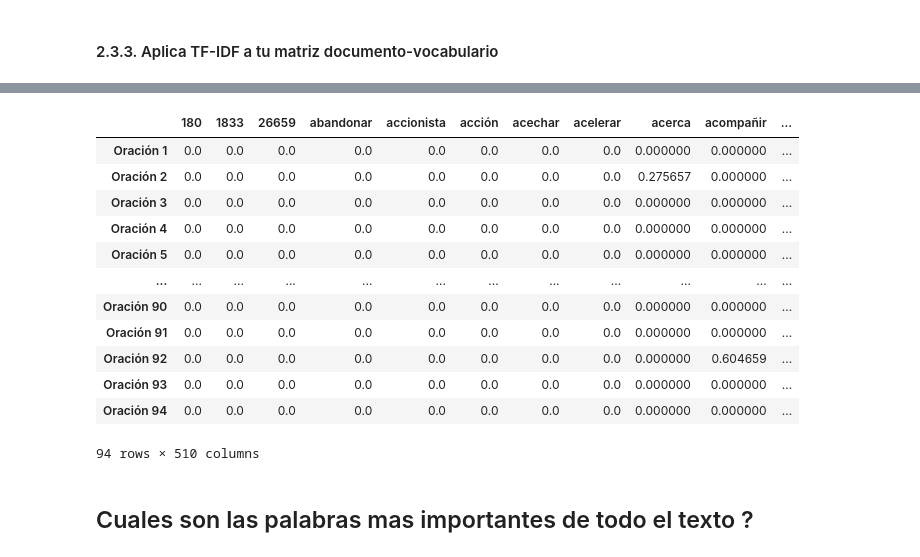
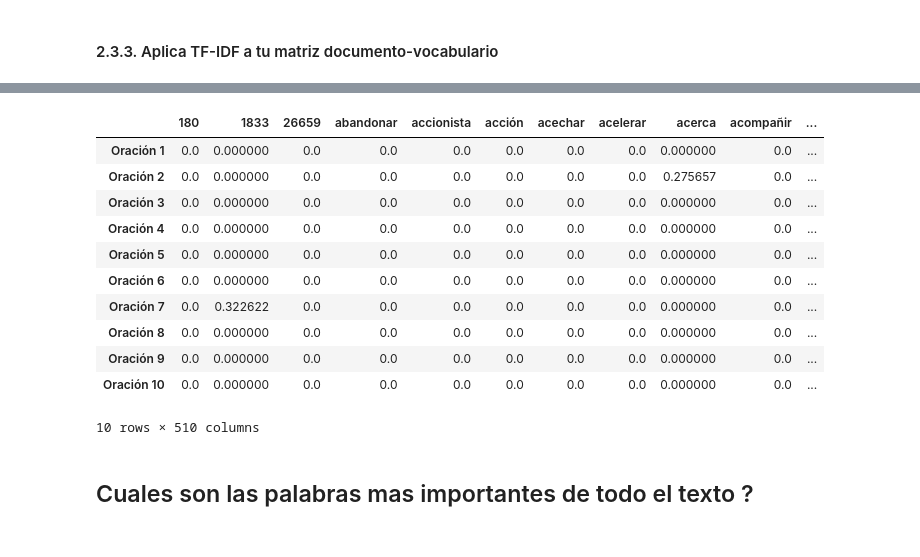
Before and after one commit to SolJosefinaMercado/ProcesamientoDelHabla, a Jupyter notebook: MERCADO_SOLJOSEFINA_PH_TP1.ipynb, the cells around one changed output, grey strips where cells are left out. Saved outputs shown, nothing was run; the diff lists cells and outputs as text; code cells hidden in the pictures.

```diff
--- a/MERCADO_SOLJOSEFINA_PH_TP1.ipynb
+++ b/MERCADO_SOLJOSEFINA_PH_TP1.ipynb
@@ -65,5 +62,5 @@ Requirement already satisfied: six>=1.5 in C:\Users\soljo\AppData\Local\Python\p
 # %%
-
+# @title
 # importar librerias
 import requests
 from bs4 import BeautifulSoup
@@ -73,9 +70,10 @@ from bs4 import BeautifulSoup
 def extraer_discurso(url):
     # headers evita bloqueos de seguridad la web al hacer scraping nos identifica
     # como un navegador web
-    headers = {"User-Agent": "Mozilla/5.0 (Windows NT 10.0; Win64; x64) AppleWebKit/537.36 (KHTML, like Gecko) Chrome/120.0.0.0 Safari/537.36"
-    }
+    headers = {"User-Agent": "Mozilla/5.0 (Windows NT 10.0; Win64; x64) AppleWebKit/537.36 (KHTML, like Gecko) Chrome/120.0.0.0 Safari/537.36"}
+
     response = requests.get(url, headers=headers)
+
     response.raise_for_status()  # Verifica si la solicitud fue exitosa
 
     sopa = BeautifulSoup(response.content, "html.parser")
@@ -93,7 +91,6 @@ def extraer_discurso(url):
         parrafos = sopa.find_all('p')
 
     # unimos todo el texto obtenido en un solo string, separando los párrafos con dos saltos de línea
-
     texto_discurso = "\n\n".join([p.get_text(strip=True) for p in parrafos if p.get_text(strip=True)])
     return texto_discurso
 # %% [markdown]
@@ -461,31 +444,30 @@ Vocabulario: ['180' '1833' '26659' 'abandonar' 'accionista' 'acción' 'acechar'
 # %%
 import pandas as pd
 
-# 1. Convertimos la matriz dispersa (sparse matrix) a un array de numpy y armamos el DataFrame
+# Convierto la matriz dispersa (sparse matrix) a un array de numpy y armamos el DataFrame
 df_tfidf = pd.DataFrame(
     matriz_tfidf.toarray(),
     columns=tfidf_vectorizer.get_feature_names_out()
 )
 
-# 2. Opcional: Para ver mejor las filas, podés ponerle de índice las oraciones originales
+# Para ver mejor las filas, el índice son las oraciones originales
 df_tfidf.index = [f"Oración {i+1}" for i in range(len(oraciones_lematizadas))]
 
-# Mostramos el DataFrame completo (o usa print(df_tfidf.head()) si es muy grande)
-df_tfidf
+# DataFrame
+df_tfidf.head(10)
 # %% [output]
 |  | 180 | 1833 | 26659 | abandonar | accionista | acción | acechar | acelerar | acerca | acompañir | ... |
-| Oración 1 | 0.0 | 0.0 | 0.0 | 0.0 | 0.0 | 0.0 | 0.0 | 0.0 | 0.000000 | 0.000000 | ... |
-| Oración 2 | 0.0 | 0.0 | 0.0 | 0.0 | 0.0 | 0.0 | 0.0 | 0.0 | 0.275657 | 0.000000 | ... |
-| Oración 3 | 0.0 | 0.0 | 0.0 | 0.0 | 0.0 | 0.0 | 0.0 | 0.0 | 0.000000 | 0.000000 | ... |
-| Oración 4 | 0.0 | 0.0 | 0.0 | 0.0 | 0.0 | 0.0 | 0.0 | 0.0 | 0.000000 | 0.000000 | ... |
-| Oración 5 | 0.0 | 0.0 | 0.0 | 0.0 | 0.0 | 0.0 | 0.0 | 0.0 | 0.000000 | 0.000000 | ... |
-| ... | ... | ... | ... | ... | ... | ... | ... | ... | ... | ... | ... |
-| Oración 90 | 0.0 | 0.0 | 0.0 | 0.0 | 0.0 | 0.0 | 0.0 | 0.0 | 0.000000 | 0.000000 | ... |
-| Oración 91 | 0.0 | 0.0 | 0.0 | 0.0 | 0.0 | 0.0 | 0.0 | 0.0 | 0.000000 | 0.000000 | ... |
-| Oración 92 | 0.0 | 0.0 | 0.0 | 0.0 | 0.0 | 0.0 | 0.0 | 0.0 | 0.000000 | 0.604659 | ... |
-| Oración 93 | 0.0 | 0.0 | 0.0 | 0.0 | 0.0 | 0.0 | 0.0 | 0.0 | 0.000000 | 0.000000 | ... |
-| Oración 94 | 0.0 | 0.0 | 0.0 | 0.0 | 0.0 | 0.0 | 0.0 | 0.0 | 0.000000 | 0.000000 | ... |
+| Oración 1 | 0.0 | 0.000000 | 0.0 | 0.0 | 0.0 | 0.0 | 0.0 | 0.0 | 0.000000 | 0.0 | ... |
+| Oración 2 | 0.0 | 0.000000 | 0.0 | 0.0 | 0.0 | 0.0 | 0.0 | 0.0 | 0.275657 | 0.0 | ... |
+| Oración 3 | 0.0 | 0.000000 | 0.0 | 0.0 | 0.0 | 0.0 | 0.0 | 0.0 | 0.000000 | 0.0 | ... |
+| Oración 4 | 0.0 | 0.000000 | 0.0 | 0.0 | 0.0 | 0.0 | 0.0 | 0.0 | 0.000000 | 0.0 | ... |
+| Oración 5 | 0.0 | 0.000000 | 0.0 | 0.0 | 0.0 | 0.0 | 0.0 | 0.0 | 0.000000 | 0.0 | ... |
+| Oración 6 | 0.0 | 0.000000 | 0.0 | 0.0 | 0.0 | 0.0 | 0.0 | 0.0 | 0.000000 | 0.0 | ... |
+| Oración 7 | 0.0 | 0.322622 | 0.0 | 0.0 | 0.0 | 0.0 | 0.0 | 0.0 | 0.000000 | 0.0 | ... |
+| Oración 8 | 0.0 | 0.000000 | 0.0 | 0.0 | 0.0 | 0.0 | 0.0 | 0.0 | 0.000000 | 0.0 | ... |
+| Oración 9 | 0.0 | 0.000000 | 0.0 | 0.0 | 0.0 | 0.0 | 0.0 | 0.0 | 0.000000 | 0.0 | ... |
+| Oración 10 | 0.0 | 0.000000 | 0.0 | 0.0 | 0.0 | 0.0 | 0.0 | 0.0 | 0.000000 | 0.0 | ... |
-94 rows × 510 columns
+10 rows × 510 columns
 # %% [markdown]
 ## Cuales son las palabras mas importantes de todo el texto ?
 # %%
```
Also changed, not shown: parts of 29 cells of this notebook.
